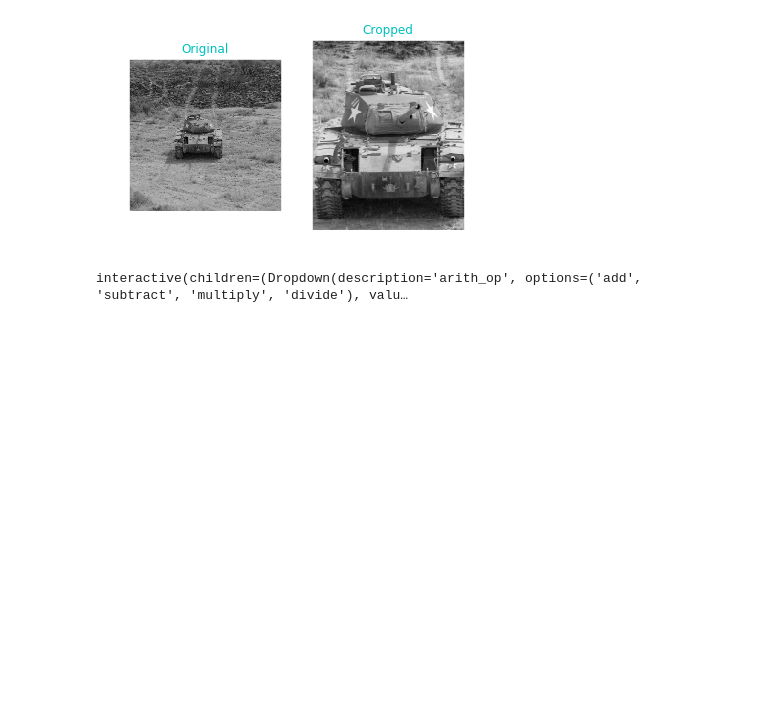
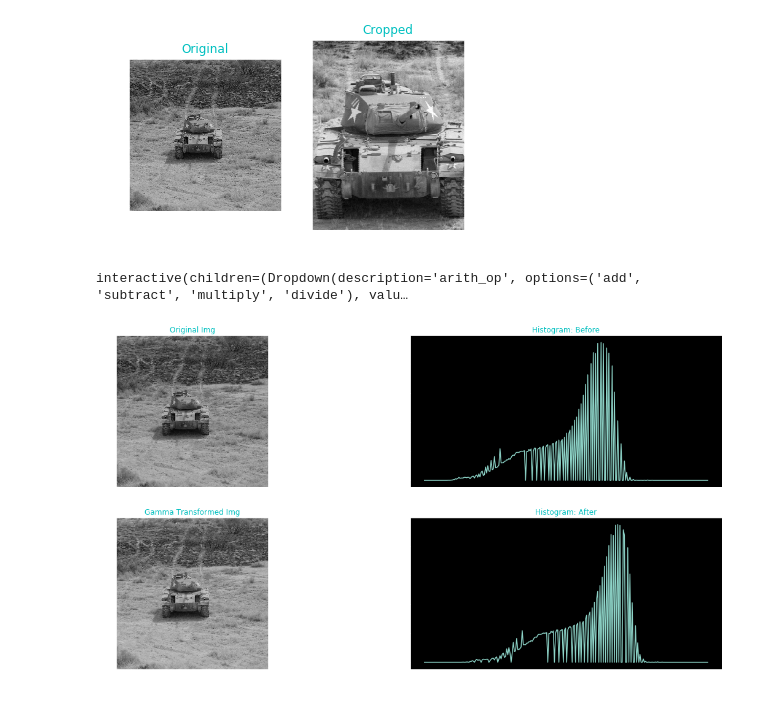
Before and after one commit to MeAmarP/opencv_snipps, a Jupyter notebook: Helpful_Python_snippets_for_Image_Processing_using_OpenCV.ipynb, the cells around one changed output. Cells and saved outputs as stored; diff of their text form; code cells hidden in the pictures; blank space fills up the shorter version.

Commit message:
funcs to apply log and gamma transform on imgs

```diff
--- a/Helpful_Python_snippets_for_Image_Processing_using_OpenCV.ipynb
+++ b/Helpful_Python_snippets_for_Image_Processing_using_OpenCV.ipynb
@@ -227,3 +228,40 @@ def logicalops_on_img(logical_op):
     plt.subplot(132),plt.imshow(mask_img,cmap='gray'),plt.title('Mask',color='c')
     plt.subplot(133),plt.imshow(result_img,cmap='gray'),plt.title('Processed Image',color='c')
     plt.show()
+# %%
+#Display Histogram of Image
+
+path_to_img = 'sample_imgs/tank_gry.tiff'
+def applyLogTransform(path_to_img):
+    img = cv2.imread(path_to_img,cv2.IMREAD_UNCHANGED)
+    hist_img = cv2.calcHist([img],[0],None,[256],[0,256])
+    img_log = (np.log(img+1)/(np.log(1+np.max(img))))*255
+    img_log = np.array(img_log,dtype=np.uint8)
+    hist_img_log = cv2.calcHist([img_log],[0],None,[256],[0,256])
+
+    plt.figure(figsize=(20,10))
+    plt.subplot(221),plt.imshow(img,cmap='gray'),plt.title('Original Img',color='c')
+    plt.subplot(222),plt.plot(hist_img),plt.title('Histogram: Before',color='c')
+    plt.subplot(223),plt.imshow(img_log,cmap='gray'),plt.title('Log Transformed Img',color='c')
+    plt.subplot(224),plt.plot(hist_img_log),plt.title('Histogram: After',color='c')
+    plt.show()
+    return
+
+#gamma_vals = [0.1, 0.5, 1.2, 2.2]
+def applyGammaTransform(path_to_img,gamma_val=None):
+    img = cv2.imread(path_to_img,cv2.IMREAD_UNCHANGED)
+    hist_img = cv2.calcHist([img],[0],None,[256],[0,256])
+    gamma_corrected = np.array(255*(img / 255) ** gamma_val, dtype = 'uint8')
+    hist_img_gamma = cv2.calcHist([gamma_corrected],[0],None,[256],[0,256])
+
+    plt.figure(figsize=(20,10))
+    plt.subplot(221),plt.imshow(img,cmap='gray'),plt.title('Original Img',color='c')
+    plt.subplot(222),plt.plot(hist_img),plt.title('Histogram: Before',color='c')
+    plt.subplot(223),plt.imshow(gamma_corrected,cmap='gray'),plt.title('Gamma Transformed Img',color='c')
+    plt.subplot(224),plt.plot(hist_img_gamma),plt.title('Histogram: After',color='c')
+    plt.show()
+    return
+
+applyGammaTransform(path_to_img,gamma_val=0.8)
+# %% [output]
+[figure, added]
```
Also changed, not shown: parts of 1 cell of this notebook.
